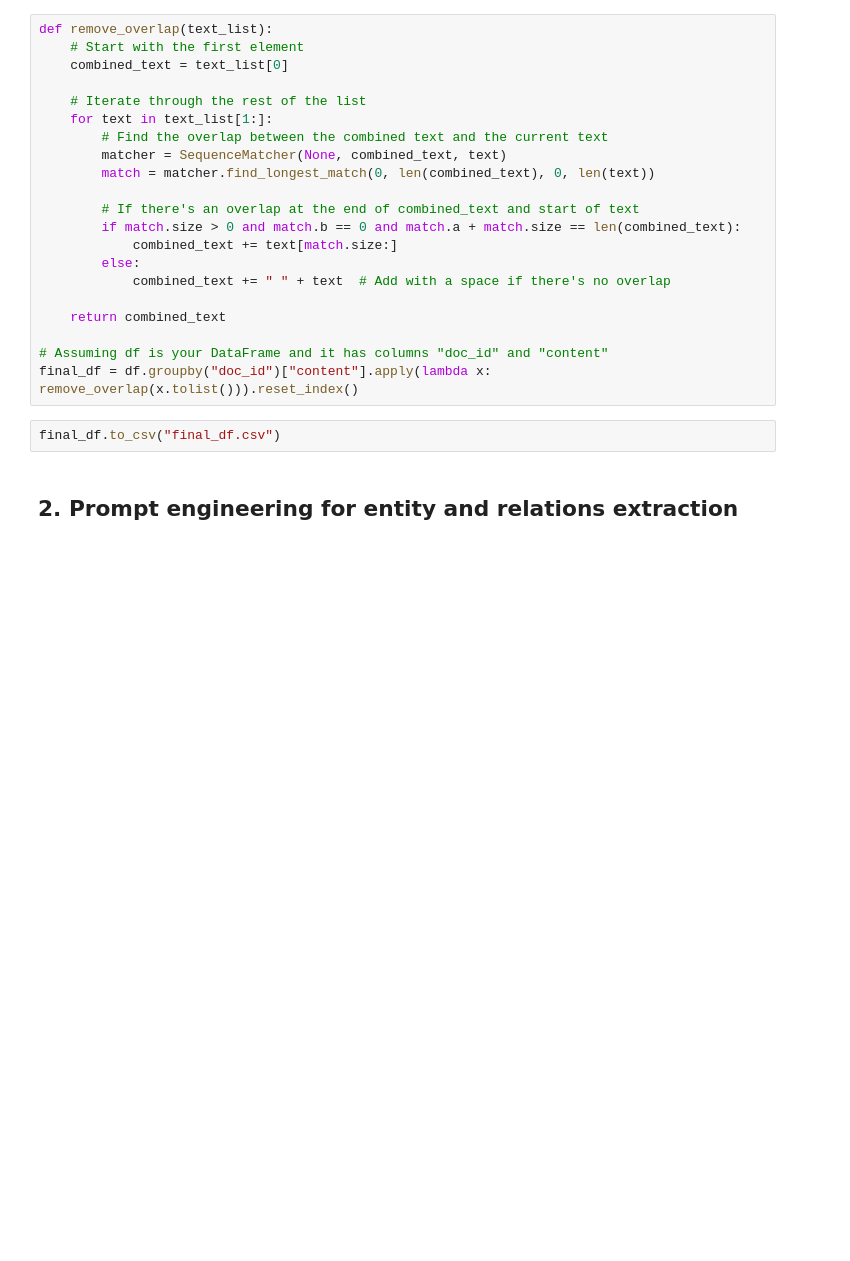
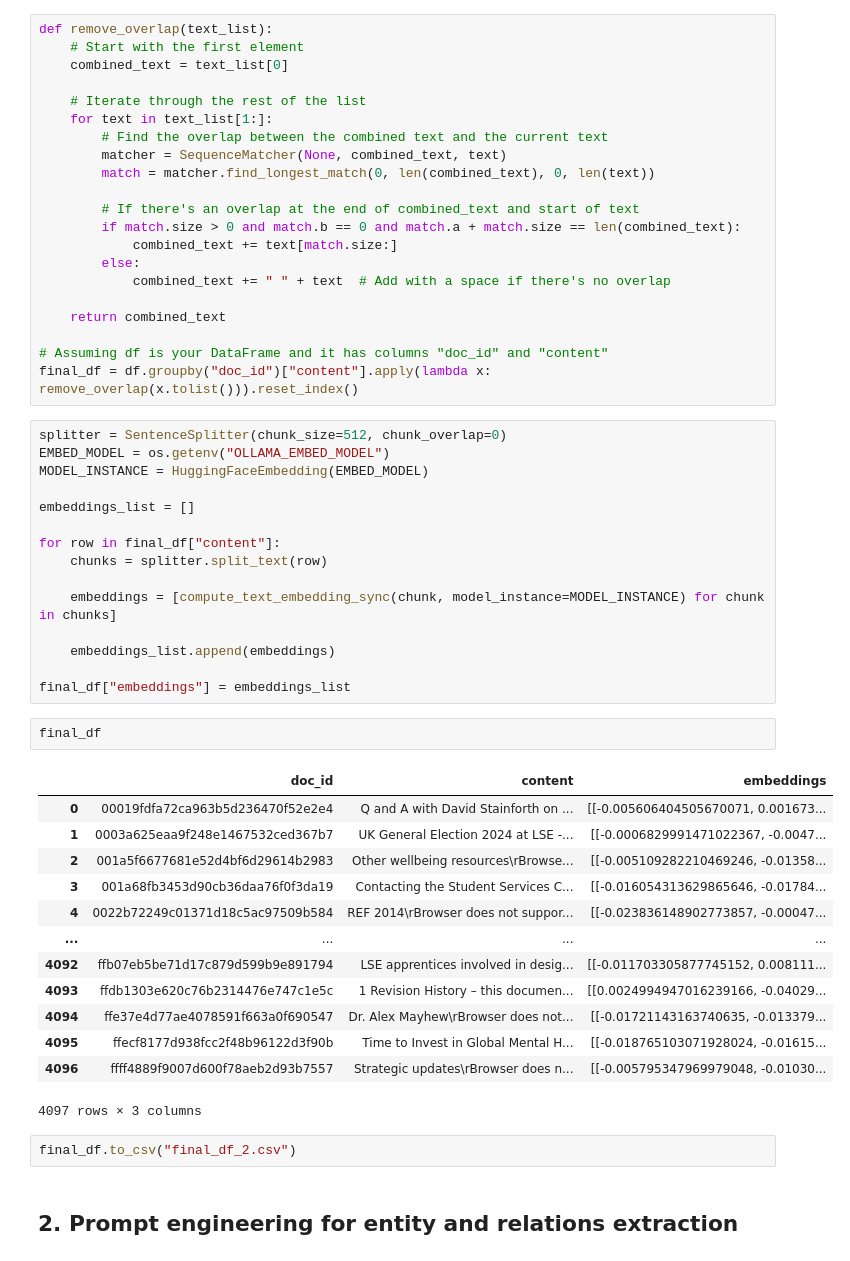
Before and after one commit to LSE-DSI/chat-lse, a Jupyter notebook: notebooks/experiments/NB10 - Ingesting data into graph database-1.ipynb, the cells around one changed output. Drawn from its saved outputs; the diff is of its cells as text; blank space fills up the shorter version.

```diff
--- a/notebooks/experiments/NB10 - Ingesting data into graph database-1.ipynb
+++ b/notebooks/experiments/NB10 - Ingesting data into graph database-1.ipynb
@@ -117,8 +118,39 @@ def remove_overlap(text_list):
 
 # Assuming df is your DataFrame and it has columns "doc_id" and "content"
 final_df = df.groupby("doc_id")["content"].apply(lambda x: remove_overlap(x.tolist())).reset_index()
+# %%
+splitter = SentenceSplitter(chunk_size=512, chunk_overlap=0)
+EMBED_MODEL = os.getenv("OLLAMA_EMBED_MODEL")
+MODEL_INSTANCE = HuggingFaceEmbedding(EMBED_MODEL)
+
+embeddings_list = []
+
+for row in final_df["content"]:
+    chunks = splitter.split_text(row)
+
+    embeddings = [compute_text_embedding_sync(chunk, model_instance=MODEL_INSTANCE) for chunk in chunks]
+
+    embeddings_list.append(embeddings)
+
+final_df["embeddings"] = embeddings_list
+# %%
+final_df
+# %% [output]
+|  | doc_id | content | embeddings |
+| 0 | 00019fdfa72ca963b5d236470f52e2e4 | Q and A with David Stainforth on ... | [[-0.005606404505670071, 0.001673... |
+| 1 | 0003a625eaa9f248e1467532ced367b7 | UK General Election 2024 at LSE -... | [[-0.0006829991471022367, -0.0047... |
+| 2 | 001a5f6677681e52d4bf6d29614b2983 | Other wellbeing resources\rBrowse... | [[-0.005109282210469246, -0.01358... |
+| 3 | 001a68fb3453d90cb36daa76f0f3da19 | Contacting the Student Services C... | [[-0.016054313629865646, -0.01784... |
+| 4 | 0022b72249c01371d18c5ac97509b584 | REF 2014\rBrowser does not suppor... | [[-0.023836148902773857, -0.00047... |
+| ... | ... | ... | ... |
+| 4092 | ffb07eb5be71d17c879d599b9e891794 | LSE apprentices involved in desig... | [[-0.011703305877745152, 0.008111... |
+| 4093 | ffdb1303e620c76b2314476e747c1e5c | 1 Revision History – this documen... | [[0.0024994947016239166, -0.04029... |
+| 4094 | ffe37e4d77ae4078591f663a0f690547 | Dr. Alex Mayhew\rBrowser does not... | [[-0.01721143163740635, -0.013379... |
+| 4095 | ffecf8177d938fcc2f48b96122d3f90b | Time to Invest in Global Mental H... | [[-0.018765103071928024, -0.01615... |
+| 4096 | ffff4889f9007d600f78aeb2d93b7557 | Strategic updates\rBrowser does n... | [[-0.005795347969979048, -0.01030... |
+4097 rows × 3 columns
 # %%
-final_df.to_csv("final_df.csv")
+final_df.to_csv("final_df_2.csv")
 # %% [markdown]
 ## 2. Prompt engineering for entity and relations extraction
 # %% [markdown]
```
Also changed, not shown: parts of 3 cells of this notebook, 2 other files.
